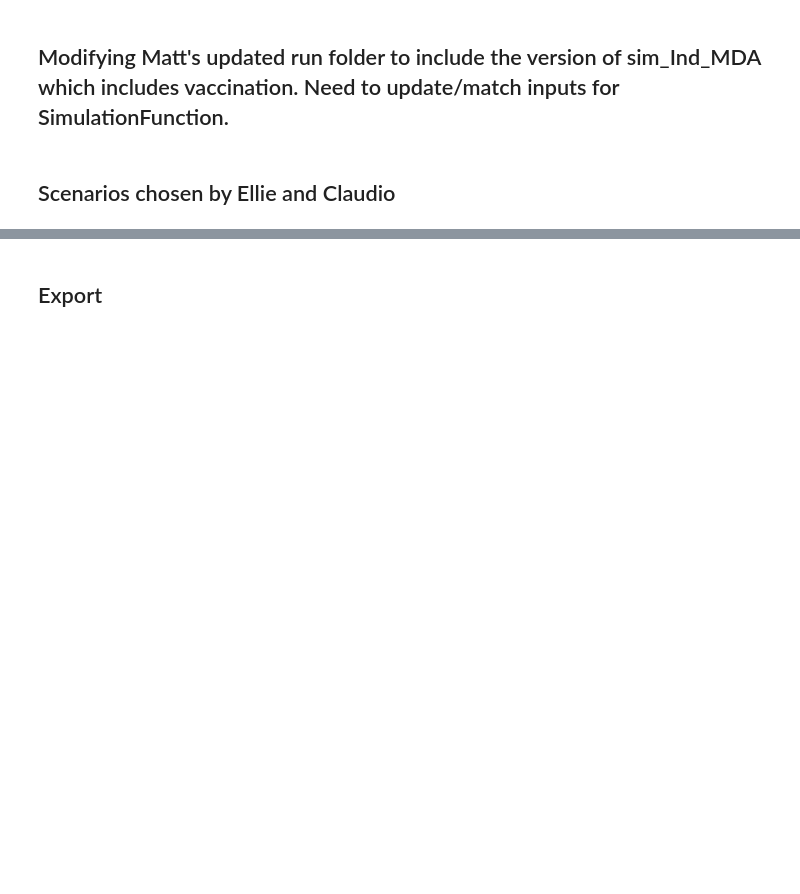
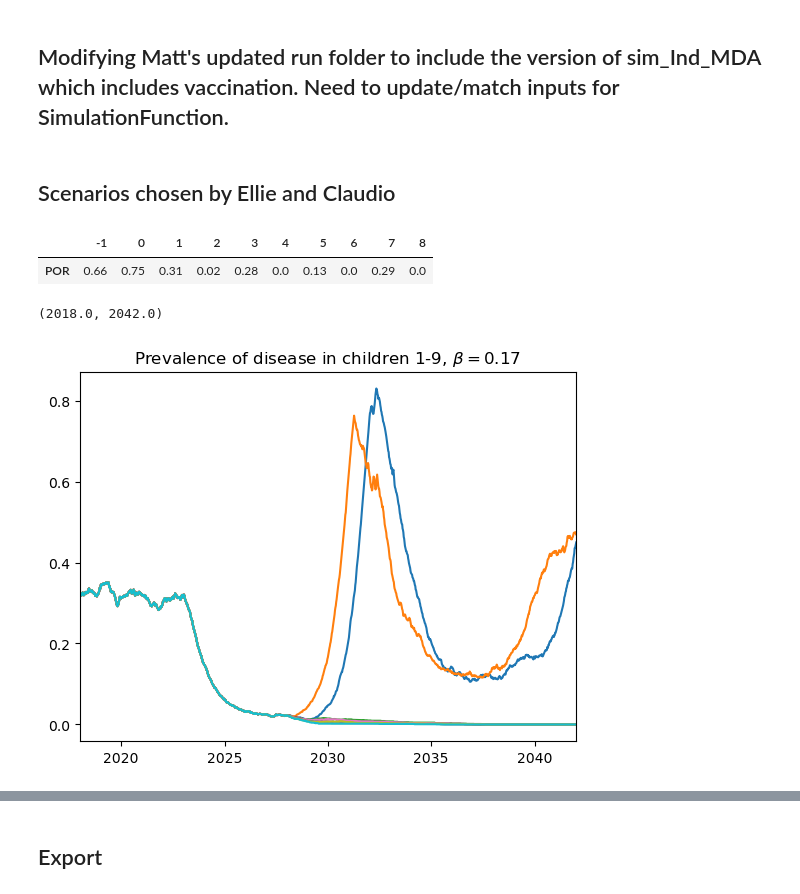
Before and after one commit to lukeburton02/ntd-model-trachoma, a Jupyter notebook: Trachoma_runs_EBCNA.ipynb, the cells around one changed output, grey strips where cells are left out. Cells and saved outputs as stored; diff of their text form; code cells hidden in the pictures; blank space fills up the shorter version.

```diff
--- a/Trachoma_runs_EBCNA.ipynb
+++ b/Trachoma_runs_EBCNA.ipynb
@@ -190,54 +200,75 @@ res_el = [[] for _ in range(9)]
 # %%
-# runs 0-4
+# runs -1 to 4
+
+# -1 involves MDA instead of vaccination in 2028
+
+data_el_m1 = SimulationFunction(params, sim_params, demog, MDA_timesM1, MDADataM1, vacc_timesM1, VaccDataM1, seed_bump = seed, beta = beta)
+res_el['-1'] = analyseResults(data_el_m1, sim_params)
+
+# 0 involves no vaccination or MDA in 2028
 
 data_el_0 = SimulationFunction(params, sim_params, demog, MDA_timesBL, MDADataBL, vacc_timesBL, VaccDataBL, seed_bump = seed, beta = beta)
-res_el[0] = analyseResults(data_el_0, sim_params)
+res_el['0'] = analyseResults(data_el_0, sim_params)
 
 params['vacc_prob_block_transmission'] = 0.5
 params['vacc_waning_length'] = 1 * 52
 
 data_el_1 = SimulationFunction(params, sim_params, demog, MDA_timesCO, MDADataCO, vacc_timesCO, VaccDataCO, seed_bump = seed, beta = beta)
-res_el[1] = analyseResults(data_el_1, sim_params)
+res_el['1'] = analyseResults(data_el_1, sim_params)
 
 data_el_2 = SimulationFunction(params, sim_params, demog, MDA_timesCW, MDADataCW, vacc_timesCW, VaccDataCW, seed_bump = seed, beta = beta)
-res_el[2] = analyseResults(data_el_2, sim_params)
+res_el['2'] = analyseResults(data_el_2, sim_params)
 
 params['vacc_waning_length'] = 15 * 52
 
 data_el_3 = SimulationFunction(params, sim_params, demog, MDA_timesCO, MDADataCO, vacc_timesCO, VaccDataCO, seed_bump = seed, beta = beta)
-res_el[3] = analyseResults(data_el_3, sim_params)
+res_el['3'] = analyseResults(data_el_3, sim_params)
 
 data_el_4 = SimulationFunction(params, sim_params, demog, MDA_timesCW, MDADataCW, vacc_timesCW, VaccDataCW, seed_bump = seed, beta = beta)
-res_el[4] = analyseResults(data_el_4, sim_params)
+res_el['4'] = analyseResults(data_el_4, sim_params)
 # %%
-# runs 5-8
+# runs 5 to 8
 
 params['vacc_prob_block_transmission'] = 0.9
 params['vacc_waning_length'] = 1 * 52
 
 data_el_5 = SimulationFunction(params, sim_params, demog, MDA_timesCO, MDADataCO, vacc_timesCO, VaccDataCO, seed_bump = seed, beta = beta)
-res_el[5] = analyseResults(data_el_5, sim_params)
+res_el['5'] = analyseResults(data_el_5, sim_params)
 
 data_el_6 = SimulationFunction(params, sim_params, demog, MDA_timesCW, MDADataCW, vacc_timesCW, VaccDataCW, seed_bump = seed, beta = beta)
-res_el[6] = analyseResults(data_el_6, sim_params)
+res_el['6'] = analyseResults(data_el_6, sim_params)
 
 params['vacc_waning_length'] = 15 * 52
 
 data_el_7 = SimulationFunction(params, sim_params, demog, MDA_timesCO, MDADataCO, vacc_timesCO, VaccDataCO, seed_bump = seed, beta = beta)
-res_el[7] = analyseResults(data_el_7, sim_params)
+res_el['7'] = analyseResults(data_el_7, sim_params)
 
 data_el_8 = SimulationFunction(params, sim_params, demog, MDA_timesCW, MDADataCW, vacc_timesCW, VaccDataCW, seed_bump = seed, beta = beta)
-res_el[8] = analyseResults(data_el_8, sim_params)
+res_el['8'] = analyseResults(data_el_8, sim_params)
+# %%
+pors_el = {}
+for i in range(-1,9):
+    pors_el[i] = [res_el[str(i)][1]]
+
+pors_el = pd.DataFrame(pors_el)
+pors_el.index = ['POR']
+pors_el
+# %% [output]
+|  | -1 | 0 | 1 | 2 | 3 | 4 | 5 | 6 | 7 | 8 |
+| POR | 0.66 | 0.75 | 0.31 | 0.02 | 0.28 | 0.0 | 0.13 | 0.0 | 0.29 | 0.0 |
 # %%
 import matplotlib.pyplot as plt
 start_year = 2010-burnin/52 # was 2018 - check to match csv dates
 
-scenarios = [0,1,2,3,4,5,6,7,8]
+scenarios = [-1,0,1,2,3,4,5,6,7,8]
 
 for i in scenarios:
-    plt.plot(start_year + np.array(res_el[0][0]['Time'][(sim_params['burnin']-100): sim_params['timesim']]),np.array(res_el[i][0]['Median_Disease_Children'][(sim_params['burnin']-100): sim_params['timesim']]))
+    plt.plot(start_year + np.array(res_el[str(0)][0]['Time'][(sim_params['burnin']-100): sim_params['timesim']]),np.array(res_el[str(i)][0]['Median_Disease_Children'][(sim_params['burnin']-100): sim_params['timesim']]))
 
-plt.legend(['Scen' + str(i) for i in range(9)])
-plt.title("Prevalence of disease in children 1-9")
+#plt.legend(['Scen' + str(i) for i in scenarios])
+plt.title(r"Prevalence of disease in children 1-9, $\beta=0.17$")
 plt.xlim([2018,2042])
+# %% [output]
+(2018.0, 2042.0)
+[figure, added]
 # %%
```
Also changed, not shown: parts of 28 cells of this notebook, 9 other files.
